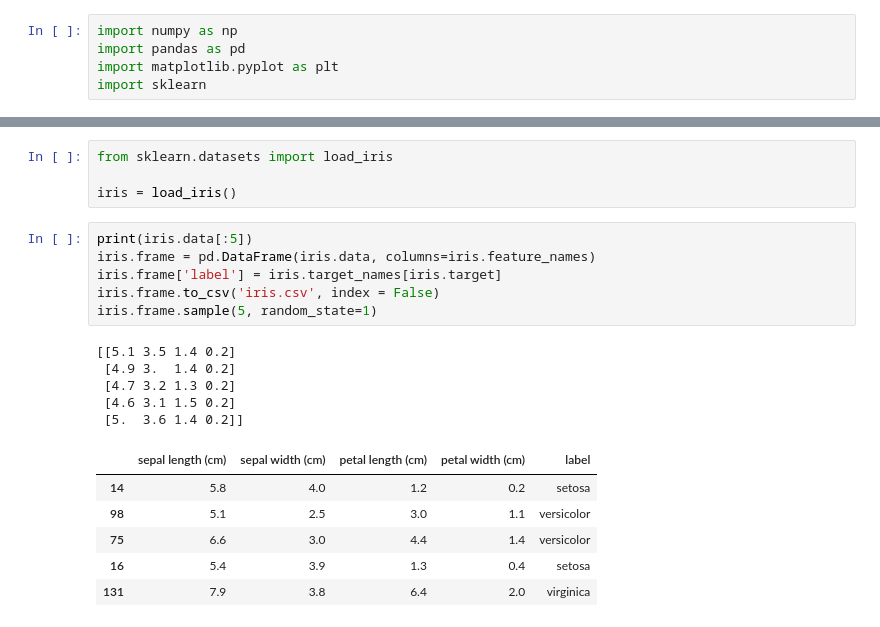
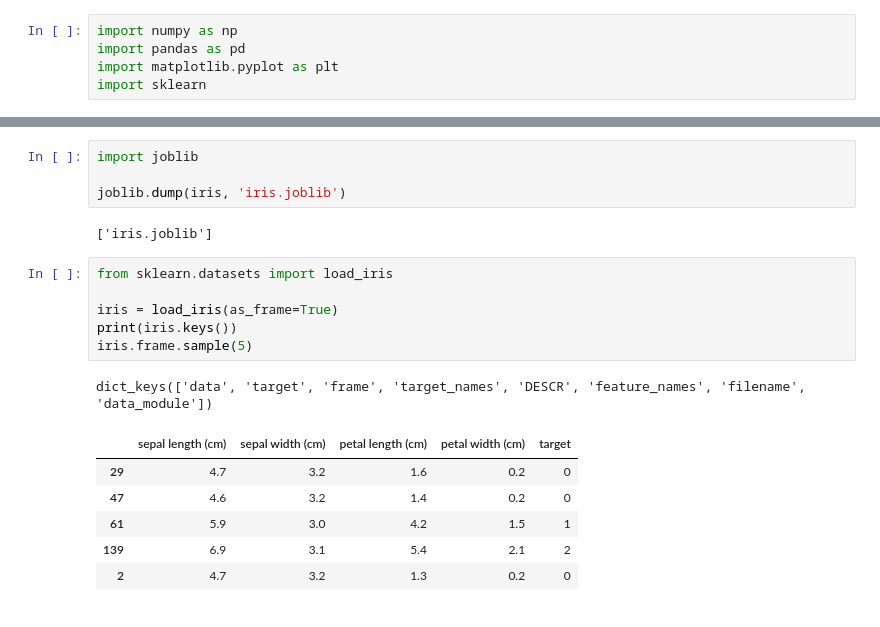
Before and after one commit to rjs424/pyml, a Jupyter notebook: test.ipynb, the cells around one changed output, grey strips where cells are left out. Drawn from its saved outputs; the diff is of its cells as text.

```diff
--- a/test.ipynb
+++ b/test.ipynb
@@ -6,22 +46,20 @@ import sklearn
+# %%
+import joblib
+
+joblib.dump(iris, 'iris.joblib')
+# %% [output]
+['iris.joblib']
 # %%
 from sklearn.datasets import load_iris
 
-iris = load_iris()
+iris = load_iris(as_frame=True)
+print(iris.keys())
+iris.frame.sample(5)
+# %% [output]
+dict_keys(['data', 'target', 'frame', 'target_names', 'DESCR', 'feature_names', 'filename', 'data_module'])
+|  | sepal length (cm) | sepal width (cm) | petal length (cm) | petal width (cm) | target |
+| 29 | 4.7 | 3.2 | 1.6 | 0.2 | 0 |
+| 47 | 4.6 | 3.2 | 1.4 | 0.2 | 0 |
+| 61 | 5.9 | 3.0 | 4.2 | 1.5 | 1 |
+| 139 | 6.9 | 3.1 | 5.4 | 2.1 | 2 |
+| 2 | 4.7 | 3.2 | 1.3 | 0.2 | 0 |
-# %%
-print(iris.data[:5])
-iris.frame = pd.DataFrame(iris.data, columns=iris.feature_names)
-iris.frame['label'] = iris.target_names[iris.target]
-iris.frame.to_csv('iris.csv', index = False)
-iris.frame.sample(5, random_state=1)
-# %% [output]
-[[5.1 3.5 1.4 0.2]
- [4.9 3.  1.4 0.2]
- [4.7 3.2 1.3 0.2]
- [4.6 3.1 1.5 0.2]
- [5.  3.6 1.4 0.2]]
-|  | sepal length (cm) | sepal width (cm) | petal length (cm) | petal width (cm) | label |
-| 14 | 5.8 | 4.0 | 1.2 | 0.2 | setosa |
-| 98 | 5.1 | 2.5 | 3.0 | 1.1 | versicolor |
-| 75 | 6.6 | 3.0 | 4.4 | 1.4 | versicolor |
-| 16 | 5.4 | 3.9 | 1.3 | 0.4 | setosa |
-| 131 | 7.9 | 3.8 | 6.4 | 2.0 | virginica |
```
Also changed, not shown: parts of 22 cells of this notebook, 2 other files.
